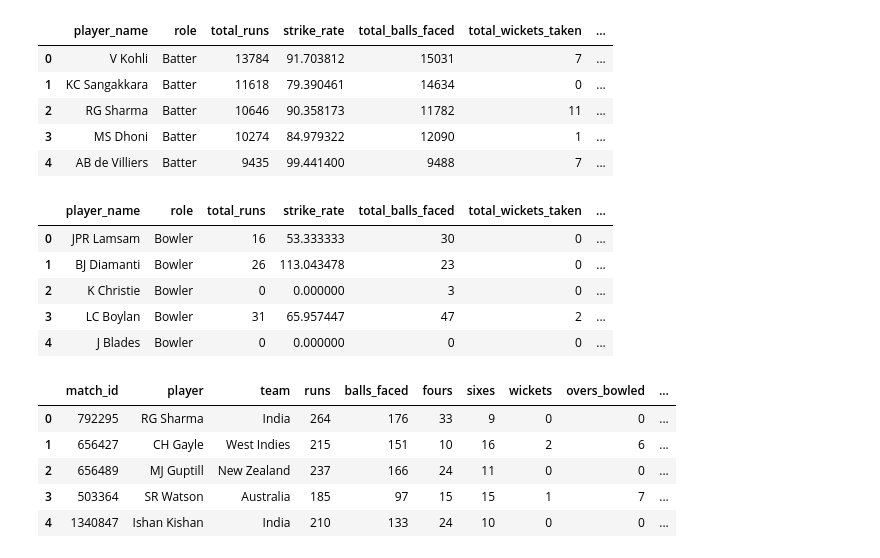
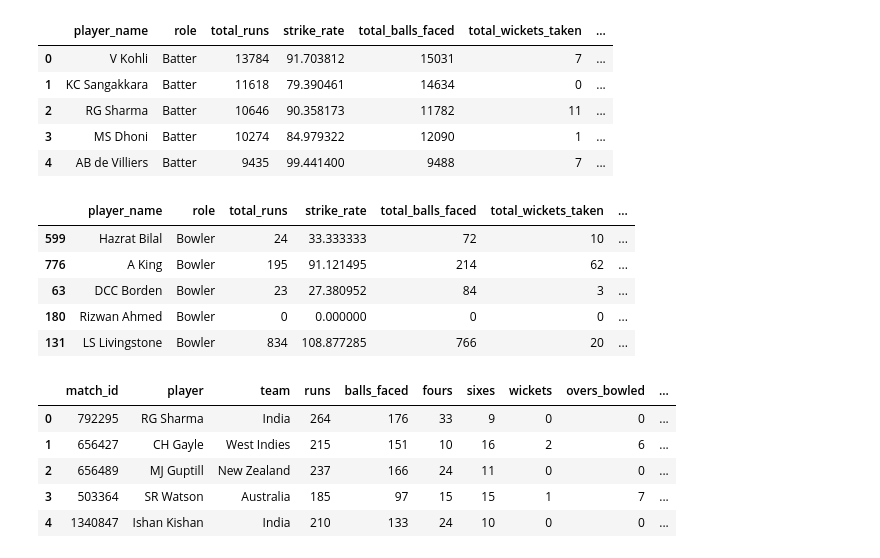
Before and after one commit to nitinlodhi019/ODI_Cricket_Data_Analysis, a Jupyter notebook: ODI_Cricket_Data_Analysis.ipynb, the cells around one changed output. Drawn from its saved outputs; the diff is of its cells as text; code cells hidden in the pictures.

```diff
--- a/ODI_Cricket_Data_Analysis.ipynb
+++ b/ODI_Cricket_Data_Analysis.ipynb
@@ -23,14 +21,14 @@ batter.head(5)
 | 3 | MS Dhoni | Batter | 10274 | 84.979322 | 12090 | 1 | ... |
 | 4 | AB de Villiers | Batter | 9435 | 99.441400 | 9488 | 7 | ... |
 # %%
-bowler.head(5)
+bowler.sample(5)
 # %% [output]
 |  | player_name | role | total_runs | strike_rate | total_balls_faced | total_wickets_taken | ... |
-| 0 | JPR Lamsam | Bowler | 16 | 53.333333 | 30 | 0 | ... |
-| 1 | BJ Diamanti | Bowler | 26 | 113.043478 | 23 | 0 | ... |
-| 2 | K Christie | Bowler | 0 | 0.000000 | 3 | 0 | ... |
-| 3 | LC Boylan | Bowler | 31 | 65.957447 | 47 | 2 | ... |
-| 4 | J Blades | Bowler | 0 | 0.000000 | 0 | 0 | ... |
+| 599 | Hazrat Bilal | Bowler | 24 | 33.333333 | 72 | 10 | ... |
+| 776 | A King | Bowler | 195 | 91.121495 | 214 | 62 | ... |
+| 63 | DCC Borden | Bowler | 23 | 27.380952 | 84 | 3 | ... |
+| 180 | Rizwan Ahmed | Bowler | 0 | 0.000000 | 0 | 0 | ... |
+| 131 | LS Livingstone | Bowler | 834 | 108.877285 | 766 | 20 | ... |
 # %%
 player_details.head(5)
 # %% [output]
```
Also changed, not shown: parts of 16 cells of this notebook.
